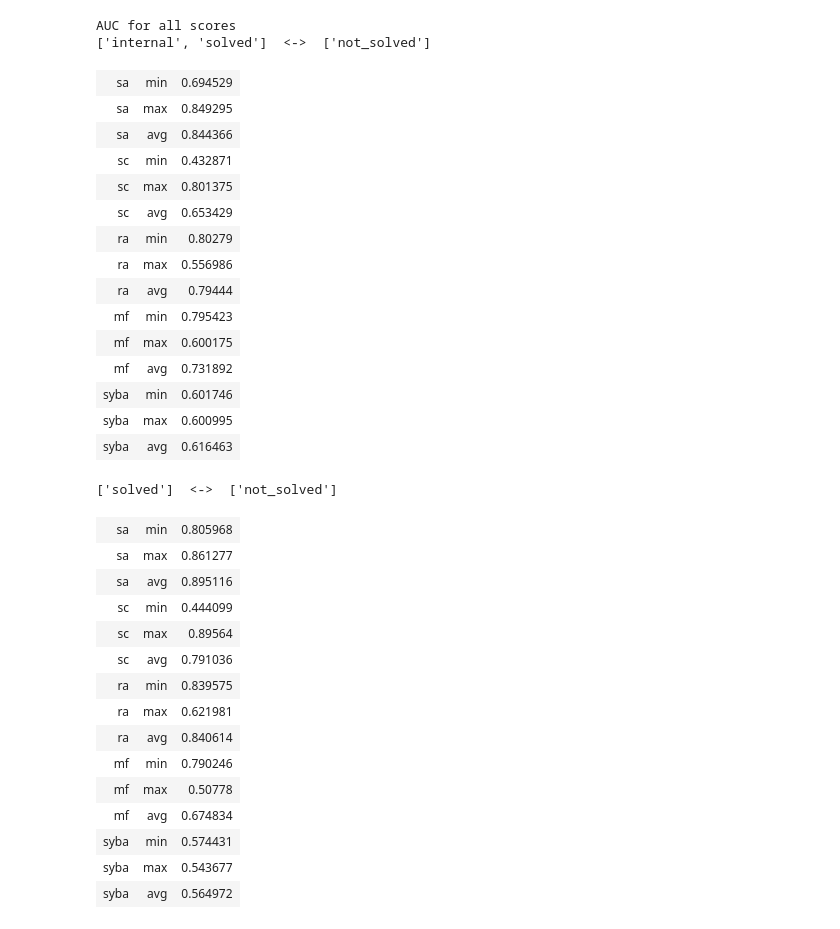
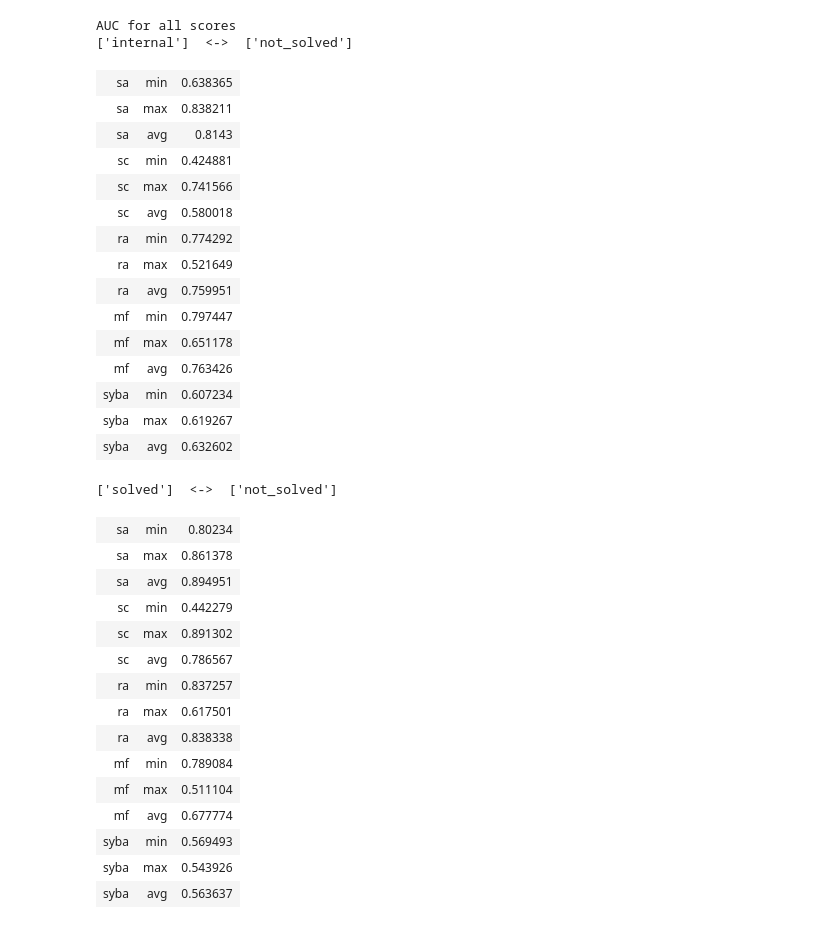
Before and after one commit to mateuszkitlas/mgr, a Jupyter notebook: stats_selected.ipynb, the cells around one changed output. Cells and saved outputs as stored; diff of their text form; code cells hidden in the pictures.

```diff
--- a/stats_selected.ipynb
+++ b/stats_selected.ipynb
@@ -12,6 +12,7 @@ from main.stats import (
     get_roc_data
 )
 import tabulate
+import pandas as pd
 
 def f(
   ttype: list[TreeTypes],
@@ -29,6 +30,9 @@ detailed=False
 if not detailed:
     [(_, source)] = list(input_data(False))
     display_str(source)
+
+import matplotlib.pyplot as plt
+USE_MF = True
 # %% [output]
 The autoreload extension is already loaded. To reload it, use:
   %reload_ext autoreload
@@ -62,47 +66,51 @@ for ttype, btype, agg_tuple, score_getter in [
 # %%
 aggs = [min, max, avg]
 getters = Score.getters()
-ttypes = [["internal", "solved"], ["solved"]]
+ttypes = [["internal"], ["solved"]]
 btypes = [["not_solved"], ["not_solved"]]
+# ttypes = [["internal"]]
+# btypes = [["not_solved"]]
 
 
 tables = get_roc_data(ttypes, btypes, all_mols, agg_list, getters)
 # %%
 print("AUC for all scores")
 for table, ttype, btype in zip(tables, ttypes, btypes):
     print(ttype, " <-> ", btype)
-    display(tabulate.tabulate(table,tablefmt='html'))
+    display(tabulate.tabulate([row[:-1] for row in table if not (row[0] == "mf" and not USE_MF)],
+                              tablefmt='html'))
+    # Omiting -1 because it is (tpr, fpr
 # %% [output]
 AUC for all scores
-['internal', 'solved']  <->  ['not_solved']
+['internal']  <->  ['not_solved']
-| sa | min | 0.694529 |
-| sa | max | 0.849295 |
-| sa | avg | 0.844366 |
-| sc | min | 0.432871 |
-| sc | max | 0.801375 |
-| sc | avg | 0.653429 |
-| ra | min | 0.80279 |
-| ra | max | 0.556986 |
-| ra | avg | 0.79444 |
-| mf | min | 0.795423 |
-| mf | max | 0.600175 |
-| mf | avg | 0.731892 |
-| syba | min | 0.601746 |
-| syba | max | 0.600995 |
-| syba | avg | 0.616463 |
+| sa | min | 0.638365 |
+| sa | max | 0.838211 |
+| sa | avg | 0.8143 |
+| sc | min | 0.424881 |
+| sc | max | 0.741566 |
+| sc | avg | 0.580018 |
+| ra | min | 0.774292 |
+| ra | max | 0.521649 |
+| ra | avg | 0.759951 |
+| mf | min | 0.797447 |
+| mf | max | 0.651178 |
+| mf | avg | 0.763426 |
+| syba | min | 0.607234 |
+| syba | max | 0.619267 |
+| syba | avg | 0.632602 |
 ['solved']  <->  ['not_solved']
-| sa | min | 0.805968 |
-| sa | max | 0.861277 |
-| sa | avg | 0.895116 |
-| sc | min | 0.444099 |
-| sc | max | 0.89564 |
-| sc | avg | 0.791036 |
-| ra | min | 0.839575 |
-| ra | max | 0.621981 |
-| ra | avg | 0.840614 |
-| mf | min | 0.790246 |
-| mf | max | 0.50778 |
-| mf | avg | 0.674834 |
-| syba | min | 0.574431 |
-| syba | max | 0.543677 |
-| syba | avg | 0.564972 |
+| sa | min | 0.80234 |
+| sa | max | 0.861378 |
+| sa | avg | 0.894951 |
+| sc | min | 0.442279 |
+| sc | max | 0.891302 |
+| sc | avg | 0.786567 |
+| ra | min | 0.837257 |
+| ra | max | 0.617501 |
+| ra | avg | 0.838338 |
+| mf | min | 0.789084 |
+| mf | max | 0.511104 |
+| mf | avg | 0.677774 |
+| syba | min | 0.569493 |
+| syba | max | 0.543926 |
+| syba | avg | 0.563637 |
```
Also changed, not shown: parts of 5 cells of this notebook, 17 other files.
